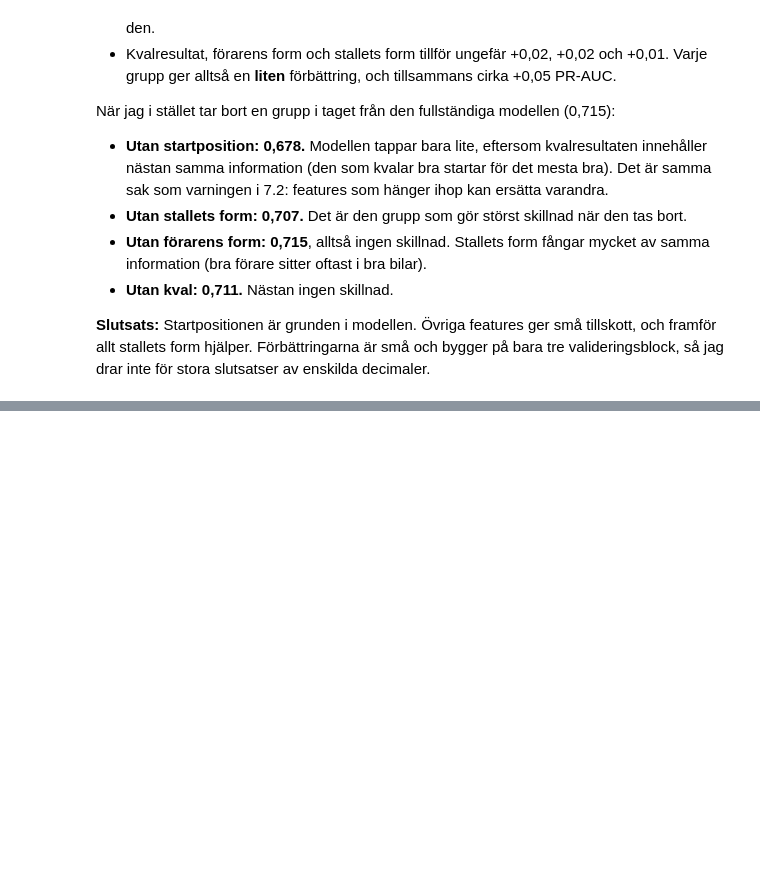
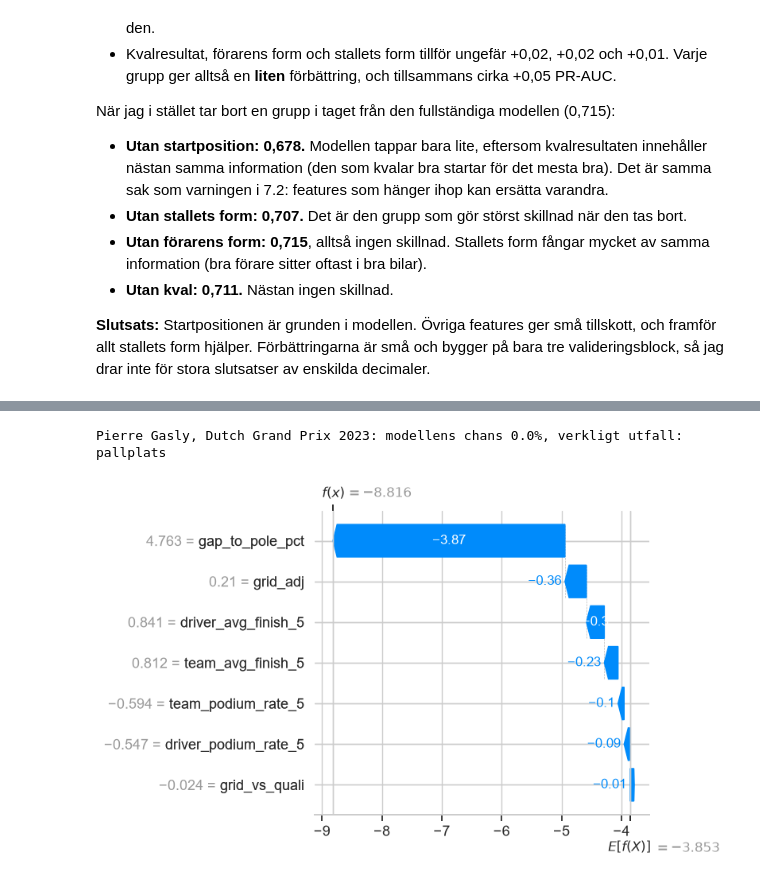
Before and after one commit to felixalfred/f1-podium-prediction, a Jupyter notebook: notebooks/f1_podium_prediction.ipynb, the cells around one changed output, grey strips where cells are left out. Drawn from its saved outputs; the diff is of its cells as text; code cells hidden in the pictures; blank space fills up the shorter version.

```diff
--- a/notebooks/f1_podium_prediction.ipynb
+++ b/notebooks/f1_podium_prediction.ipynb
@@ -1685,0 +1766,5 @@ När jag i stället tar bort en grupp i taget från den fullständiga modellen (
+# %%
+forklaring("Dutch Grand Prix", 2023, "Pierre Gasly")
+# %% [output]
+Pierre Gasly, Dutch Grand Prix 2023: modellens chans 0.0%, verkligt utfall: pallplats
+[figure, added]
```
Also changed, not shown: parts of 8 cells of this notebook.
